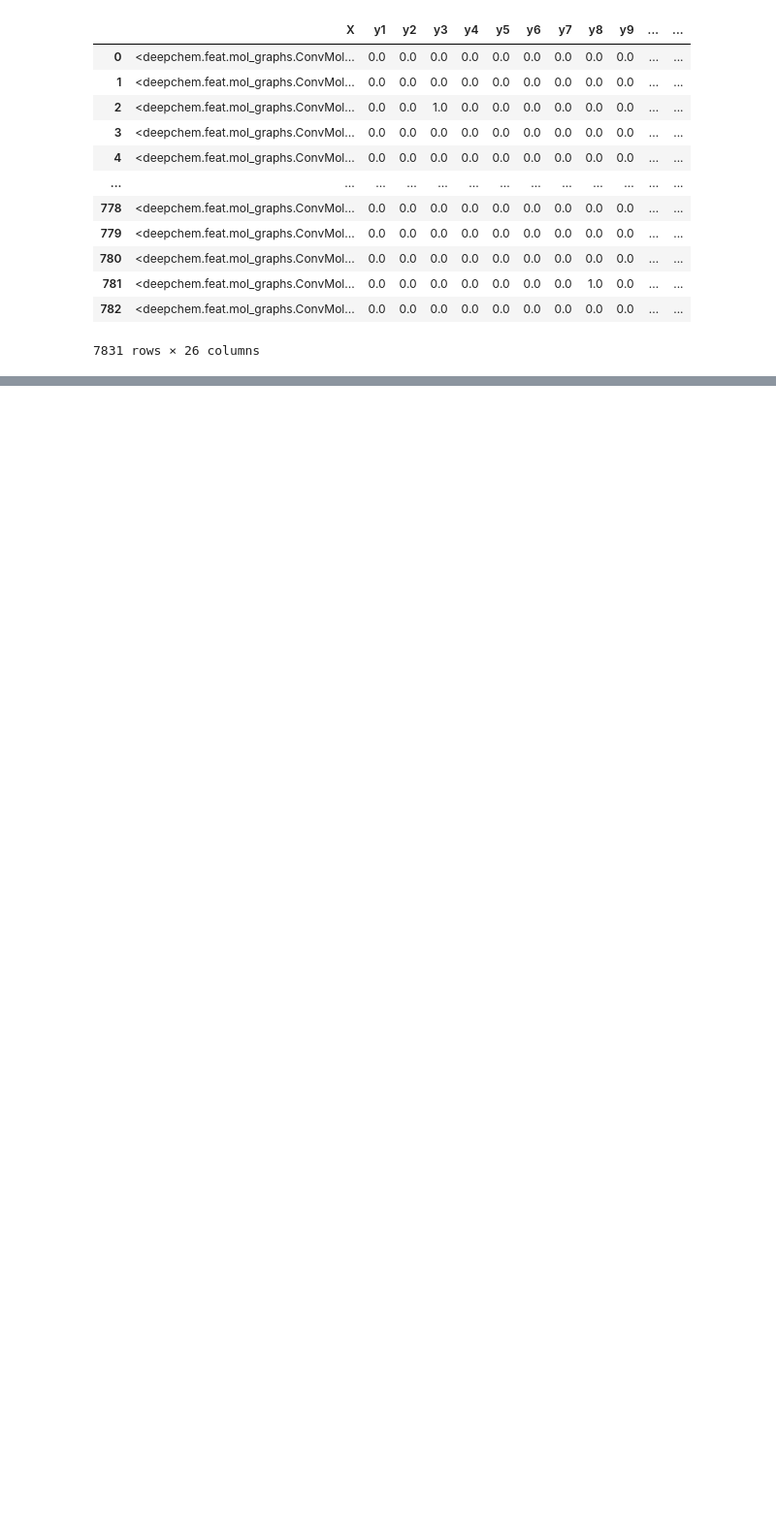
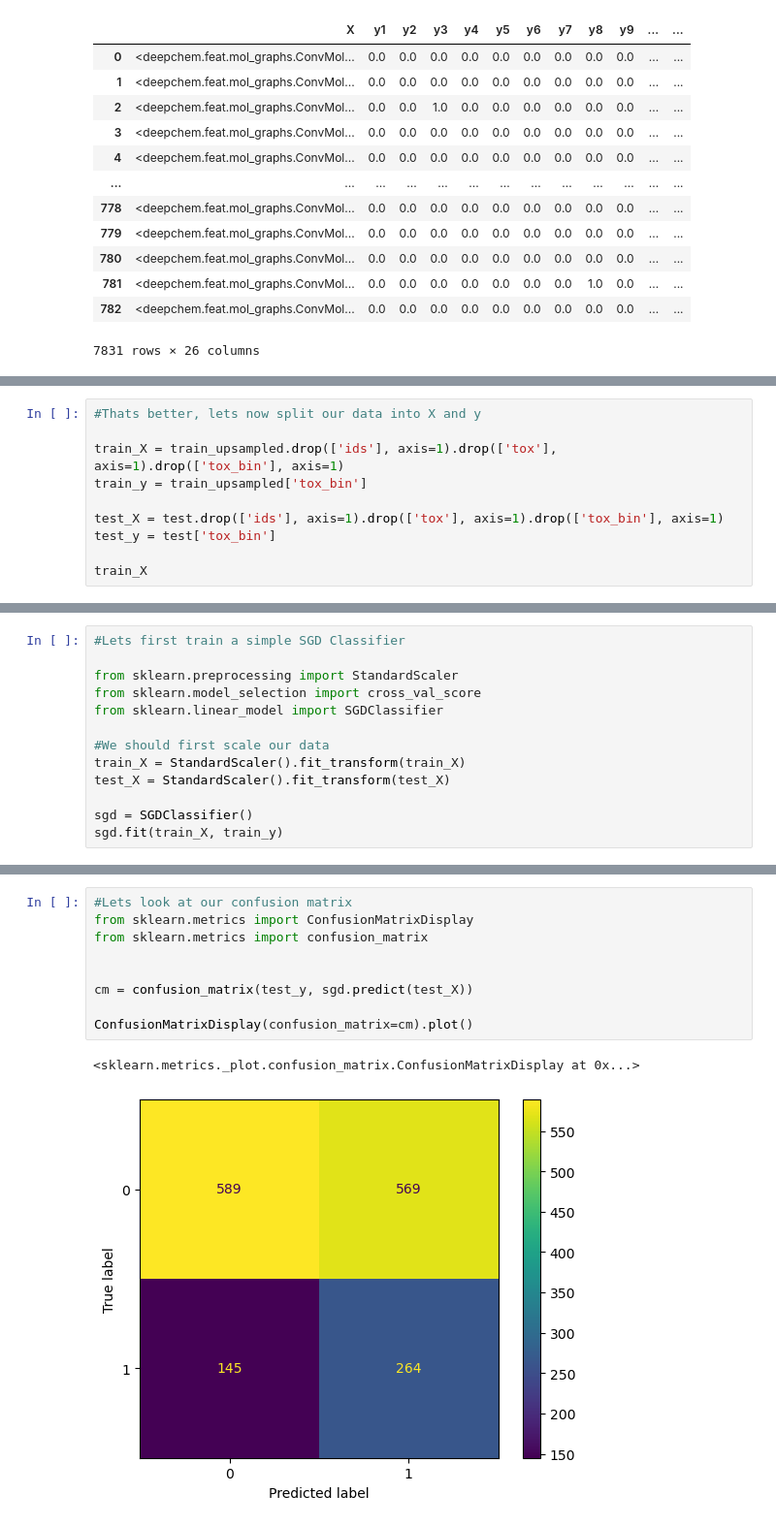
Before and after one commit to Willjterwright/grpA, a Jupyter notebook: Ensemble learning.ipynb, the cells around one changed output, grey strips where cells are left out. Shown at 97% size. Saved outputs shown, nothing was run; the diff lists cells and outputs as text; blank space fills up the shorter version.

```diff
--- a/Ensemble learning.ipynb
+++ b/Ensemble learning.ipynb
@@ -59,0 +259,10 @@ dataset
+# %%
+#Thats better, lets now split our data into X and y
+
+train_X = train_upsampled.drop(['ids'], axis=1).drop(['tox'], axis=1).drop(['tox_bin'], axis=1)
+train_y = train_upsampled['tox_bin']
+
+test_X = test.drop(['ids'], axis=1).drop(['tox'], axis=1).drop(['tox_bin'], axis=1)
+test_y = test['tox_bin']
+
+train_X
@@ -59,0 +290,13 @@ dataset
+# %%
+#Lets first train a simple SGD Classifier
+
+from sklearn.preprocessing import StandardScaler
+from sklearn.model_selection import cross_val_score
+from sklearn.linear_model import SGDClassifier
+
+#We should first scale our data
+train_X = StandardScaler().fit_transform(train_X)
+test_X = StandardScaler().fit_transform(test_X)
+
+sgd = SGDClassifier()
+sgd.fit(train_X, train_y)
@@ -59,0 +320,12 @@ dataset
+# %%
+#Lets look at our confusion matrix
+from sklearn.metrics import ConfusionMatrixDisplay
+from sklearn.metrics import confusion_matrix
+
+
+cm = confusion_matrix(test_y, sgd.predict(test_X))
+
+ConfusionMatrixDisplay(confusion_matrix=cm).plot()
+# %% [output]
+<sklearn.metrics._plot.confusion_matrix.ConfusionMatrixDisplay at 0x...>
+[figure, added]
```
Also changed, not shown: parts of 42 cells of this notebook.
